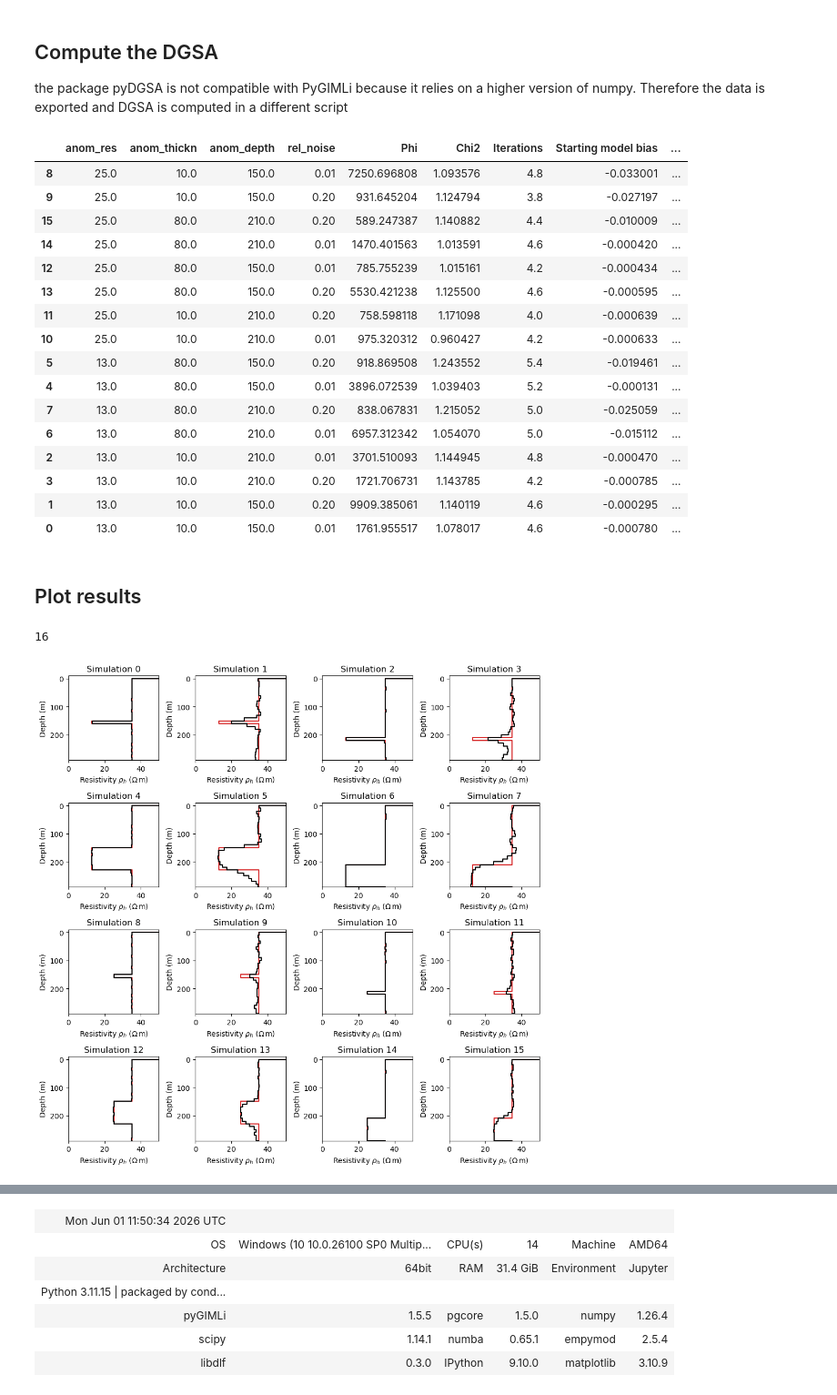
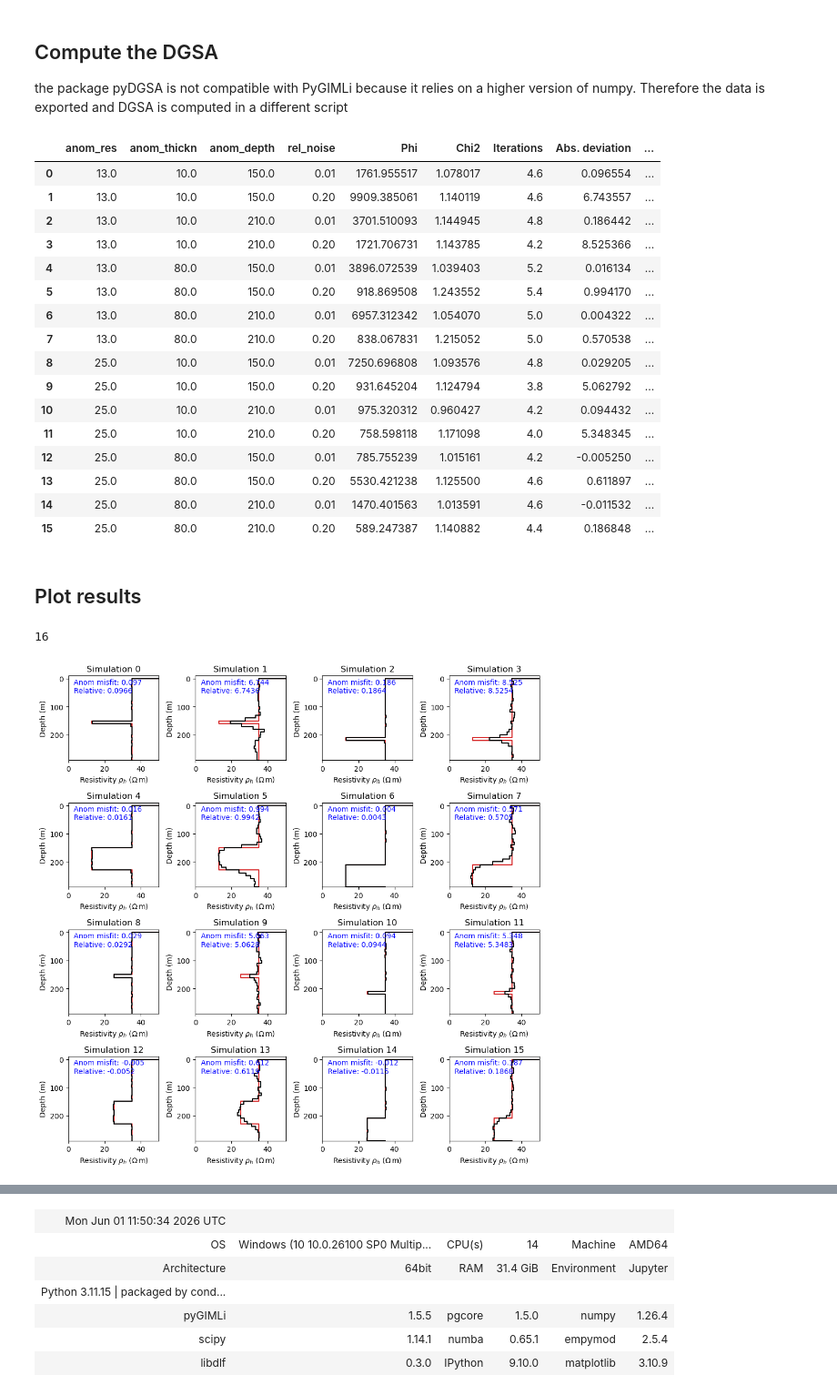
Before and after one commit to SuzannevanNoordt/Delft_HT_ATES_modeling, a Jupyter notebook: 20260727_empymod_pyGIMLi_DGSA_test_v1 copy.ipynb, the cells around one changed output, grey strips where cells are left out. Shown at 91% size. Cells and saved outputs as stored; diff of their text form; code cells hidden in the pictures.

```diff
--- a/20260727_empymod_pyGIMLi_DGSA_test_v1.ipynb
+++ b/20260727_empymod_pyGIMLi_DGSA_test_v1 copy.ipynb
@@ -406,21 +406,24 @@ parameters = np.array(params_list[::5])[:,:4]
 #print(np.shape(params_list))
 #print(np.shape(parameters))
 
-responses = np.empty((parameters.shape[0], 6), dtype="float64")
+responses = np.empty((parameters.shape[0], 5), dtype="float64")
 responses[:,0] = np.average(np.array(phi_list).reshape(-1,16), axis=0) #Average remanent misfit phi
 responses[:,1] = np.average(np.array(chi2_list).reshape(-1,16), axis=0) #Average final chi2 value
 responses[:,2] = np.average(np.array(it_amount).reshape(-1,16), axis=0) #Average amount of iterations
 
 for i in np.arange(parameters.shape[0]):
-    minv = minv_list[i]
     mtrue = mtrue_list[i]
     anom_depth = parameters[i][2]
     anom_thick = parameters[i][1]
     anom_res = parameters[i][0]
 
-    responses[i,3] = (np.mean(minv[1:-1])-np.mean(mtrue[1:-1]))/np.mean(m0[1:-1]) #Detectability vs. starting model
-    responses[i,4] = np.mean(minv[int(anom_depth/10):int((anom_depth+anom_thick)/10)])-anom_res #Accuracy of anomaly (absolute)
-    responses[i,5] = responses[i,4]/anom_res #Accuracy of anomaly (relative)
+    anom_errs = []
+    for j in np.arange(5):
+        minv = minv_list[i*5+j]
+        anom_errs.append(np.mean(minv[1+int(anom_depth/10):1+int((anom_depth+anom_thick)/10)])-anom_res)
+
+    responses[i,3] = np.mean(anom_errs) #Anomaly error (absolute)
+    responses[i,4] = responses[i,4]/anom_res #Anomaly error (relative)
 # %%
 import numpy as np
 # %%
@@ -432,56 +435,57 @@ np.savetxt("20260727_empymod_pyGIMLi_DGSA_test_v1_responses.txt", responses)
 all_sim_info = np.zeros((parameters.shape[0], parameters.shape[1]+responses.shape[1]))
 all_sim_info[:,:parameters.shape[1]] = parameters
 all_sim_info[:,parameters.shape[1]:] = responses
-table = pd.DataFrame(all_sim_info, columns = ["anom_res", "anom_thickn", "anom_depth", "rel_noise", 'Phi', 'Chi2', 'Iterations', 'Starting model bias', 'Abs. deviation', 'Rel. deviation'])
+table = pd.DataFrame(all_sim_info, columns = ["anom_res", "anom_thickn", "anom_depth", "rel_noise", 'Phi', 'Chi2', 'Iterations', 'Abs. deviation', 'Rel. deviation'])
 table = table.sort_values(by=["Rel. deviation"])
 display(table)
 # %% [output]
-|  | anom_res | anom_thickn | anom_depth | rel_noise | Phi | Chi2 | Iterations | Starting model bias | ... |
-| 8 | 25.0 | 10.0 | 150.0 | 0.01 | 7250.696808 | 1.093576 | 4.8 | -0.033001 | ... |
-| 9 | 25.0 | 10.0 | 150.0 | 0.20 | 931.645204 | 1.124794 | 3.8 | -0.027197 | ... |
-| 15 | 25.0 | 80.0 | 210.0 | 0.20 | 589.247387 | 1.140882 | 4.4 | -0.010009 | ... |
-| 14 | 25.0 | 80.0 | 210.0 | 0.01 | 1470.401563 | 1.013591 | 4.6 | -0.000420 | ... |
-| 12 | 25.0 | 80.0 | 150.0 | 0.01 | 785.755239 | 1.015161 | 4.2 | -0.000434 | ... |
-| 13 | 25.0 | 80.0 | 150.0 | 0.20 | 5530.421238 | 1.125500 | 4.6 | -0.000595 | ... |
-| 11 | 25.0 | 10.0 | 210.0 | 0.20 | 758.598118 | 1.171098 | 4.0 | -0.000639 | ... |
-| 10 | 25.0 | 10.0 | 210.0 | 0.01 | 975.320312 | 0.960427 | 4.2 | -0.000633 | ... |
-| 5 | 13.0 | 80.0 | 150.0 | 0.20 | 918.869508 | 1.243552 | 5.4 | -0.019461 | ... |
-| 4 | 13.0 | 80.0 | 150.0 | 0.01 | 3896.072539 | 1.039403 | 5.2 | -0.000131 | ... |
-| 7 | 13.0 | 80.0 | 210.0 | 0.20 | 838.067831 | 1.215052 | 5.0 | -0.025059 | ... |
-| 6 | 13.0 | 80.0 | 210.0 | 0.01 | 6957.312342 | 1.054070 | 5.0 | -0.015112 | ... |
-| 2 | 13.0 | 10.0 | 210.0 | 0.01 | 3701.510093 | 1.144945 | 4.8 | -0.000470 | ... |
-| 3 | 13.0 | 10.0 | 210.0 | 0.20 | 1721.706731 | 1.143785 | 4.2 | -0.000785 | ... |
-| 1 | 13.0 | 10.0 | 150.0 | 0.20 | 9909.385061 | 1.140119 | 4.6 | -0.000295 | ... |
-| 0 | 13.0 | 10.0 | 150.0 | 0.01 | 1761.955517 | 1.078017 | 4.6 | -0.000780 | ... |
+|  | anom_res | anom_thickn | anom_depth | rel_noise | Phi | Chi2 | Iterations | Abs. deviation | ... |
+| 0 | 13.0 | 10.0 | 150.0 | 0.01 | 1761.955517 | 1.078017 | 4.6 | 0.096554 | ... |
+| 1 | 13.0 | 10.0 | 150.0 | 0.20 | 9909.385061 | 1.140119 | 4.6 | 6.743557 | ... |
+| 2 | 13.0 | 10.0 | 210.0 | 0.01 | 3701.510093 | 1.144945 | 4.8 | 0.186442 | ... |
+| 3 | 13.0 | 10.0 | 210.0 | 0.20 | 1721.706731 | 1.143785 | 4.2 | 8.525366 | ... |
+| 4 | 13.0 | 80.0 | 150.0 | 0.01 | 3896.072539 | 1.039403 | 5.2 | 0.016134 | ... |
+| 5 | 13.0 | 80.0 | 150.0 | 0.20 | 918.869508 | 1.243552 | 5.4 | 0.994170 | ... |
+| 6 | 13.0 | 80.0 | 210.0 | 0.01 | 6957.312342 | 1.054070 | 5.0 | 0.004322 | ... |
+| 7 | 13.0 | 80.0 | 210.0 | 0.20 | 838.067831 | 1.215052 | 5.0 | 0.570538 | ... |
+| 8 | 25.0 | 10.0 | 150.0 | 0.01 | 7250.696808 | 1.093576 | 4.8 | 0.029205 | ... |
+| 9 | 25.0 | 10.0 | 150.0 | 0.20 | 931.645204 | 1.124794 | 3.8 | 5.062792 | ... |
+| 10 | 25.0 | 10.0 | 210.0 | 0.01 | 975.320312 | 0.960427 | 4.2 | 0.094432 | ... |
+| 11 | 25.0 | 10.0 | 210.0 | 0.20 | 758.598118 | 1.171098 | 4.0 | 5.348345 | ... |
+| 12 | 25.0 | 80.0 | 150.0 | 0.01 | 785.755239 | 1.015161 | 4.2 | -0.005250 | ... |
+| 13 | 25.0 | 80.0 | 150.0 | 0.20 | 5530.421238 | 1.125500 | 4.6 | 0.611897 | ... |
+| 14 | 25.0 | 80.0 | 210.0 | 0.01 | 1470.401563 | 1.013591 | 4.6 | -0.011532 | ... |
+| 15 | 25.0 | 80.0 | 210.0 | 0.20 | 589.247387 | 1.140882 | 4.4 | 0.186848 | ... |
 # %% [markdown]
 ## Plot results
 # %%
 #We plot results for all the parameter choices
-
 
 # Plot it
 fig, axs = plt.subplots(4, int(parameters.shape[0]/4+0.5), figsize=(10, 10), tight_layout=True)
 
 p_depth = np.r_[-10, np.repeat(depths, 2), 3000]
 p_m0 = np.repeat(m0, 2)
 print(parameters.shape[0])
 for i in np.arange(parameters.shape[0]):
     p_mtrue = np.repeat(mtrue_list[::5][i], 2)
     p_minv = np.repeat(minv_list[::5][i], 2)
 
     ax1=axs[int(i/4), i%4]
 
     # Plot Resistivities
     ax1.set_title('Simulation '+str(i))
     ax1.plot(p_mtrue, p_depth, 'C3', label="True Model")
     ax1.plot(p_minv, p_depth, 'k', label="Inversion Model")
+    ax1.annotate('Anom misfit: '+str(np.round(responses[i, 3],3)), (3, 20), color = 'blue')
+    ax1.annotate('Relative: '+str(np.round(responses[i, 3],4)), (3, 50), color = 'blue')
     #ax1.set_xscale('log')
     ax1.set_xlim([0, 50])
     ax1.set_ylim([depths[-1], depths[0]-10])
     ax1.set_ylabel('Depth (m)')
     ax1.set_xlabel(r'Resistivity $\rho_h\ (\Omega\,\rm{m})$')
 
     #ax1.legend(loc='lower center')#, bbox_to_anchor = (0.5,-0.25))
 # %% [output]
 16
-[figure, old version]
+[figure, new version]
```
Also changed, not shown: parts of 1 cell of this notebook, 16 other files.
